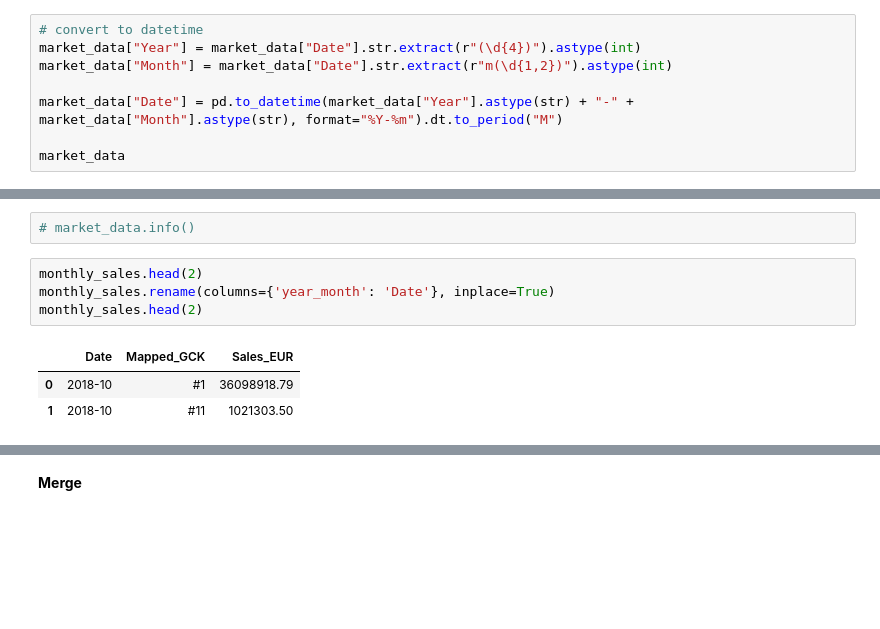
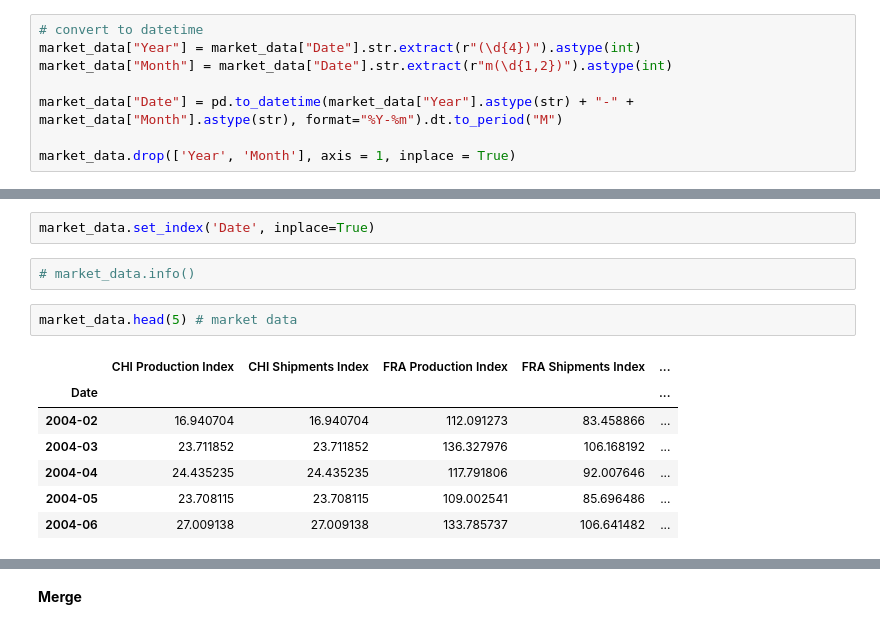
Before and after one commit to MGN19/Siemens-forecast, a Jupyter notebook: test_ant.ipynb, the cells around one changed output, grey strips where cells are left out. Cells and saved outputs as stored; diff of their text form; blank space fills up the shorter version.

```diff
--- a/test_ant.ipynb
+++ b/test_ant.ipynb
@@ -188,7 +188,7 @@ market_data["Month"] = market_data["Date"].str.extract(r"m(\d{1,2})").astype(int
 
 market_data["Date"] = pd.to_datetime(market_data["Year"].astype(str) + "-" + market_data["Month"].astype(str), format="%Y-%m").dt.to_period("M")
 
-market_data
+market_data.drop(['Year', 'Month'], axis = 1, inplace = True)
 # %% [output]
 |  | Date | CHI Production Index | CHI Shipments Index | FRA Production Index | FRA Shipments Index | ... |
 | 2 | 2004-02 | 16.940704 | 16.940704 | 112.091273 | 83.458866 | ... |
@@ -217,10 +215,14 @@ for column in market_data.columns:
+# %%
+market_data.set_index('Date', inplace=True)
 # %%
 # market_data.info()
-# %%
-monthly_sales.head(2)
-monthly_sales.rename(columns={'year_month': 'Date'}, inplace=True)
-monthly_sales.head(2)
-# %% [output]
-|  | Date | Mapped_GCK | Sales_EUR |
-| 0 | 2018-10 | #1 | 36098918.79 |
-| 1 | 2018-10 | #11 | 1021303.50 |
+# %%
+market_data.head(5) # market data
+# %% [output]
+|  | CHI Production Index | CHI Shipments Index | FRA Production Index | FRA Shipments Index | ... |
+| Date |  |  |  |  | ... |
+| 2004-02 | 16.940704 | 16.940704 | 112.091273 | 83.458866 | ... |
+| 2004-03 | 23.711852 | 23.711852 | 136.327976 | 106.168192 | ... |
+| 2004-04 | 24.435235 | 24.435235 | 117.791806 | 92.007646 | ... |
+| 2004-05 | 23.708115 | 23.708115 | 109.002541 | 85.696486 | ... |
+| 2004-06 | 27.009138 | 27.009138 | 133.785737 | 106.641482 | ... |
```
Also changed, not shown: parts of 2 cells of this notebook.
